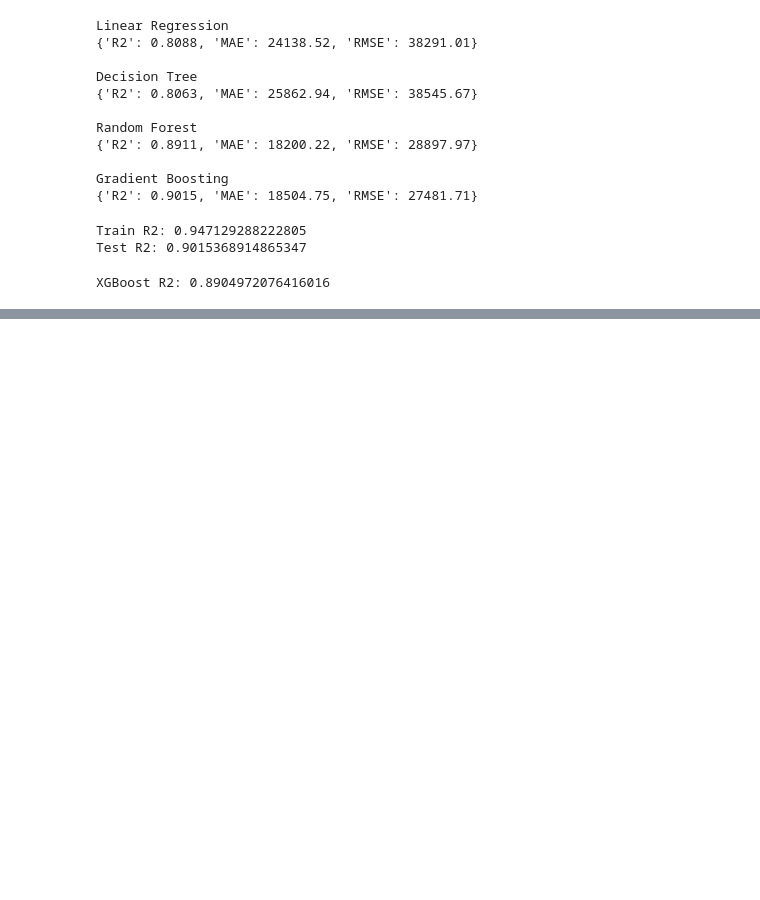
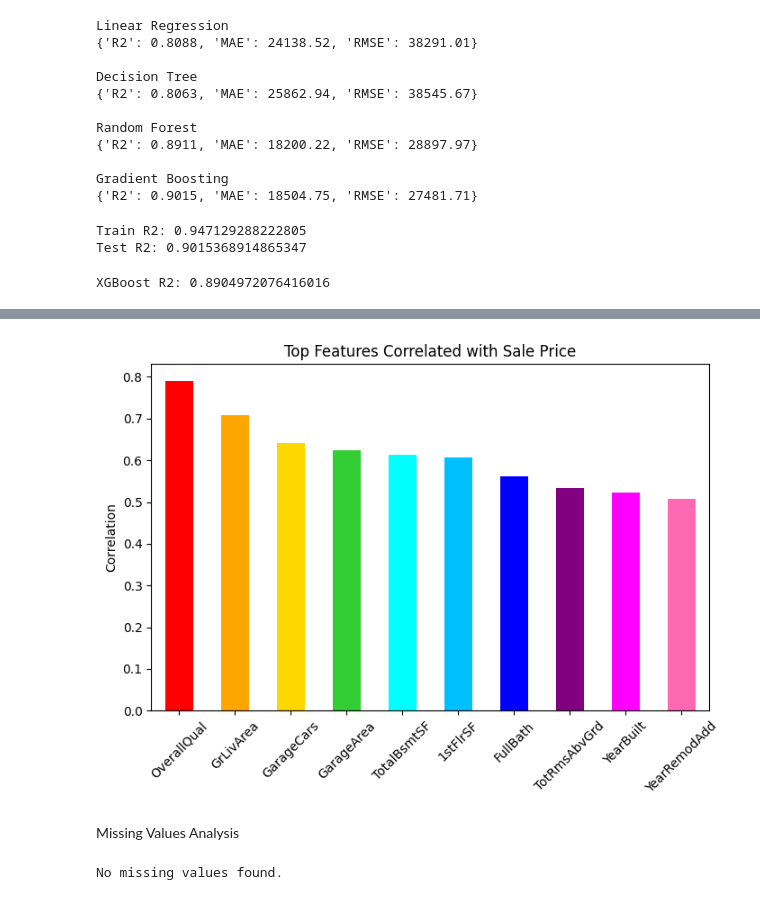
Before and after one commit to dimpalpanchal/House-Price-Prediction, a Jupyter notebook: notebooks/model_experiment.ipynb, the cells around one changed output, grey strips where cells are left out. Drawn from its saved outputs; the diff is of its cells as text; code cells hidden in the pictures; blank space fills up the shorter version.

```diff
--- a/notebooks/model_experiment.ipynb
+++ b/notebooks/model_experiment.ipynb
@@ -217,0 +232,4 @@ XGBoost R2: 0.8904972076416016
+# %%
+corr = df.corr(numeric_only=True)["SalePrice"].sort_values(ascending=False)
+
+corr.head(15)
@@ -217,0 +252,35 @@ XGBoost R2: 0.8904972076416016
+# %%
+import matplotlib.pyplot as plt
+
+top_corr = corr[1:11]
+
+colors = [
+    "red", "orange", "gold", "limegreen", "cyan",
+    "deepskyblue", "blue", "purple", "magenta", "hotpink"
+]
+
+plt.figure(figsize=(8,5))
+top_corr.plot(kind="bar", color=colors)
+
+plt.title("Top Features Correlated with Sale Price")
+plt.ylabel("Correlation")
+plt.xticks(rotation=45)
+plt.show()
+# %% [output]
+[figure, added]
+# %% [markdown]
+Missing Values Analysis
+# %%
+missing = df.isnull().sum()
+missing = missing[missing > 0].sort_values(ascending=False)
+
+if len(missing) > 0:
+    plt.figure(figsize=(12,6))
+    missing.head(15).plot(kind="bar")
+    plt.title("Missing Values by Feature")
+    plt.ylabel("Count")
+    plt.show()
+else:
+    print("No missing values found.")
+# %% [output]
+No missing values found.
```
Also changed, not shown: parts of 11 cells of this notebook, 6 other files.
